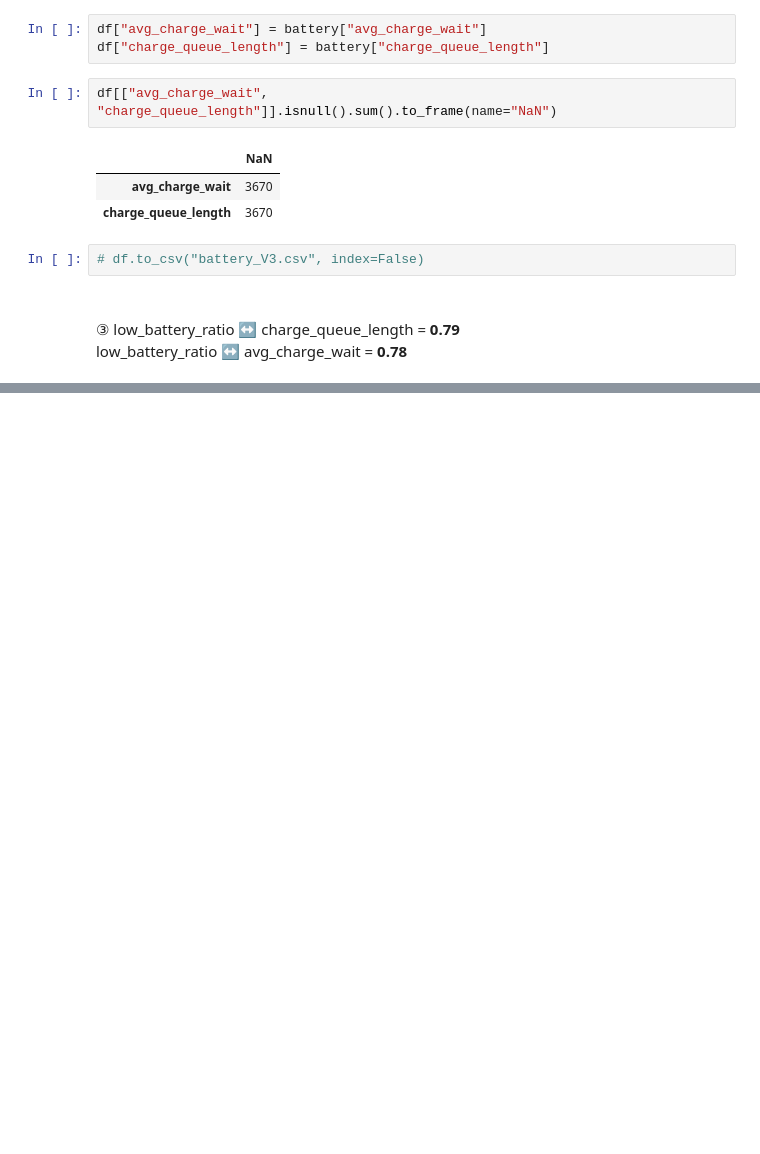
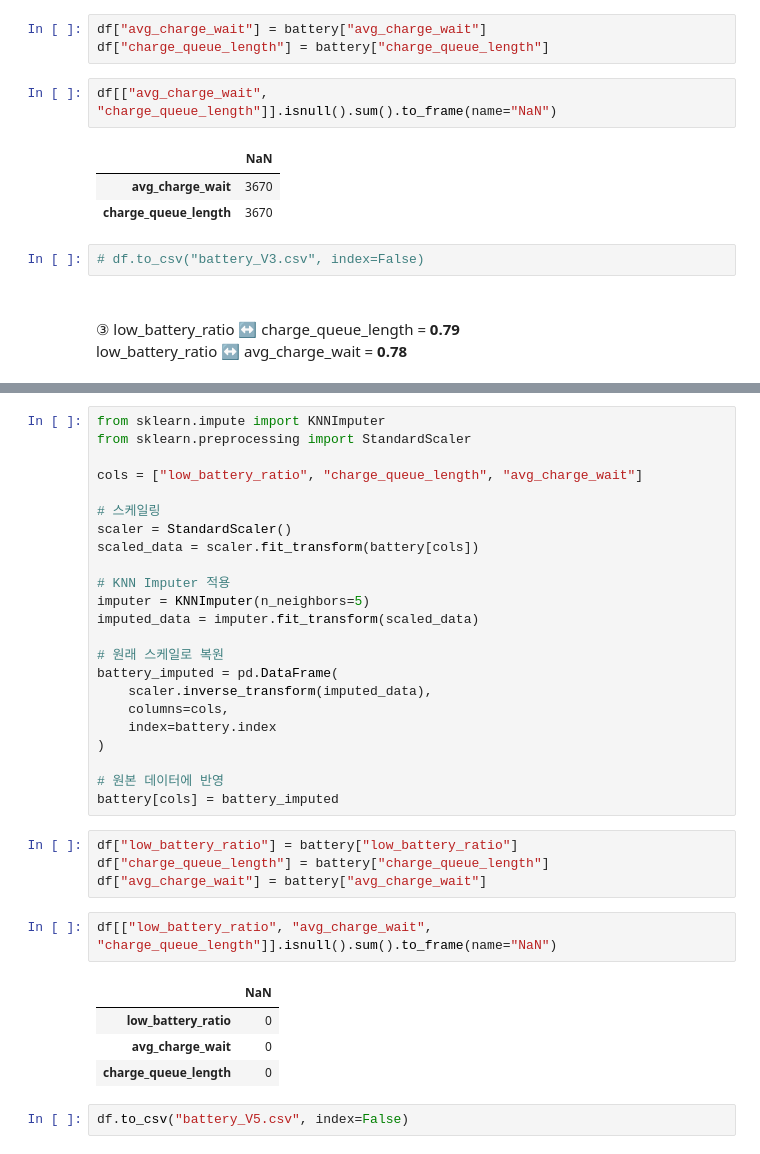
Before and after one commit to dodamhaae/Dacon, a Jupyter notebook: Smart-Warehouse-Delay/Battery_train.ipynb, the cells around one changed output, grey strips where cells are left out. Drawn from its saved outputs; the diff is of its cells as text; blank space fills up the shorter version.

Commit message:
KNN Imputer

```diff
--- a/Smart-Warehouse-Delay/Battery_train.ipynb
+++ b/Smart-Warehouse-Delay/Battery_train.ipynb
@@ -346,3 +367,39 @@ battery[["low_battery_ratio", "avg_charge_wait"ㅡ"charge_queue_length"]]
 | 249998 | 0.0000 | 0.0 | 0.0 |
 | 249999 | 0.0000 | 0.0 | 0.0 |
 250000 rows × 3 columns
+# %%
+from sklearn.impute import KNNImputer
+from sklearn.preprocessing import StandardScaler
+
+cols = ["low_battery_ratio", "charge_queue_length", "avg_charge_wait"]
+
+# 스케일링
+scaler = StandardScaler()
+scaled_data = scaler.fit_transform(battery[cols])
+
+# KNN Imputer 적용
+imputer = KNNImputer(n_neighbors=5)
+imputed_data = imputer.fit_transform(scaled_data)
+
+# 원래 스케일로 복원
+battery_imputed = pd.DataFrame(
+    scaler.inverse_transform(imputed_data),
+    columns=cols,
+    index=battery.index
+)
+
+# 원본 데이터에 반영
+battery[cols] = battery_imputed
+# %%
+df["low_battery_ratio"] = battery["low_battery_ratio"]
+df["charge_queue_length"] = battery["charge_queue_length"]
+df["avg_charge_wait"] = battery["avg_charge_wait"]
+# %%
+df[["low_battery_ratio", "avg_charge_wait", "charge_queue_length"]].isnull().sum().to_frame(name="NaN")
+# %% [output]
+|  | NaN |
+| low_battery_ratio | 0 |
+| avg_charge_wait | 0 |
+| charge_queue_length | 0 |
+# %%
+df.to_csv("battery_V5.csv", index=False)
```
Also changed, not shown: parts of 5 cells of this notebook, 1 other file.
